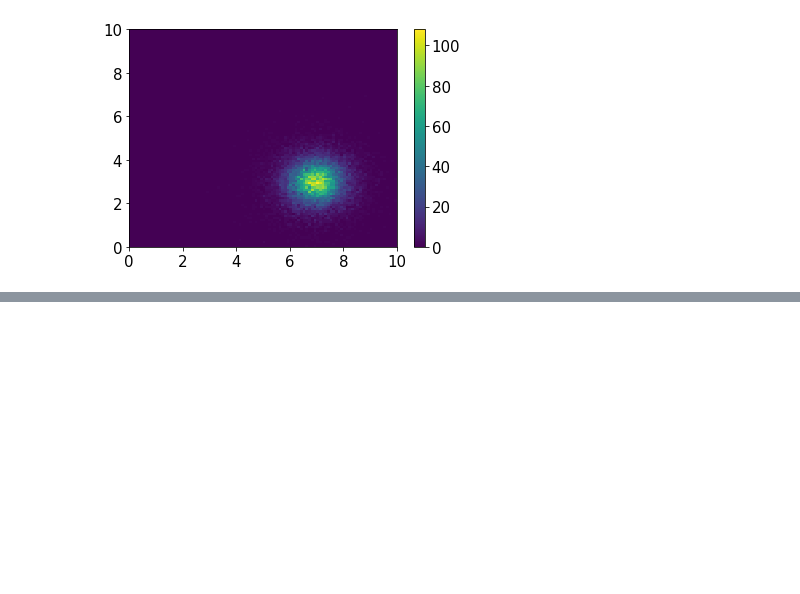
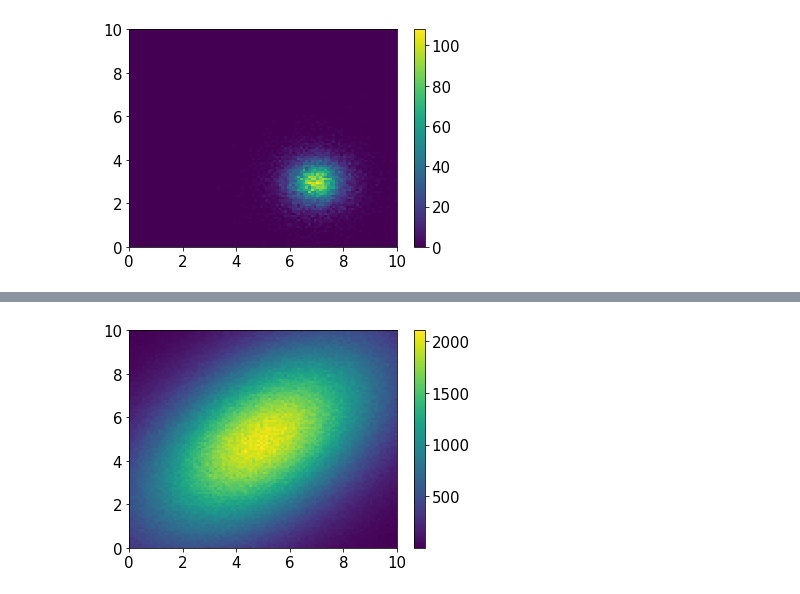
Before and after one commit to NicoJG/SMD, a Jupyter notebook: blatt05/blatt05_nico.ipynb, the cells around one changed output, grey strips where cells are left out. Drawn from its saved outputs; the diff is of its cells as text; code cells hidden in the pictures; blank space fills up the shorter version.

```diff
--- a/blatt05/blatt05_nico.ipynb
+++ b/blatt05/blatt05_nico.ipynb
@@ -225,0 +236,10 @@ plt.show()
+# %%
+mu = 5
+sigma = 3
+rho = 0.5
+
+x_underground_std = my_rng.standard_normal(size=10**7)
+y_underground_std = my_rng.standard_normal(size=10**7)
+
+x_underground = np.sqrt(1-rho**2) * sigma * x_underground_std + rho * sigma * y_underground_std + mu
+y_underground = sigma * y_underground_std + mu
@@ -225,0 +287,8 @@ plt.show()
+# %%
+plt.hist2d(x_underground[hits_underground>0], y_underground[hits_underground>0], bins=100, range=np.array([(0, 10), (0, 10)]))
+plt.xlim(0, 10)
+plt.ylim(0, 10)
+plt.colorbar()
+plt.show()
+# %% [output]
+[figure, added]
```
Also changed, not shown: parts of 6 cells of this notebook.
